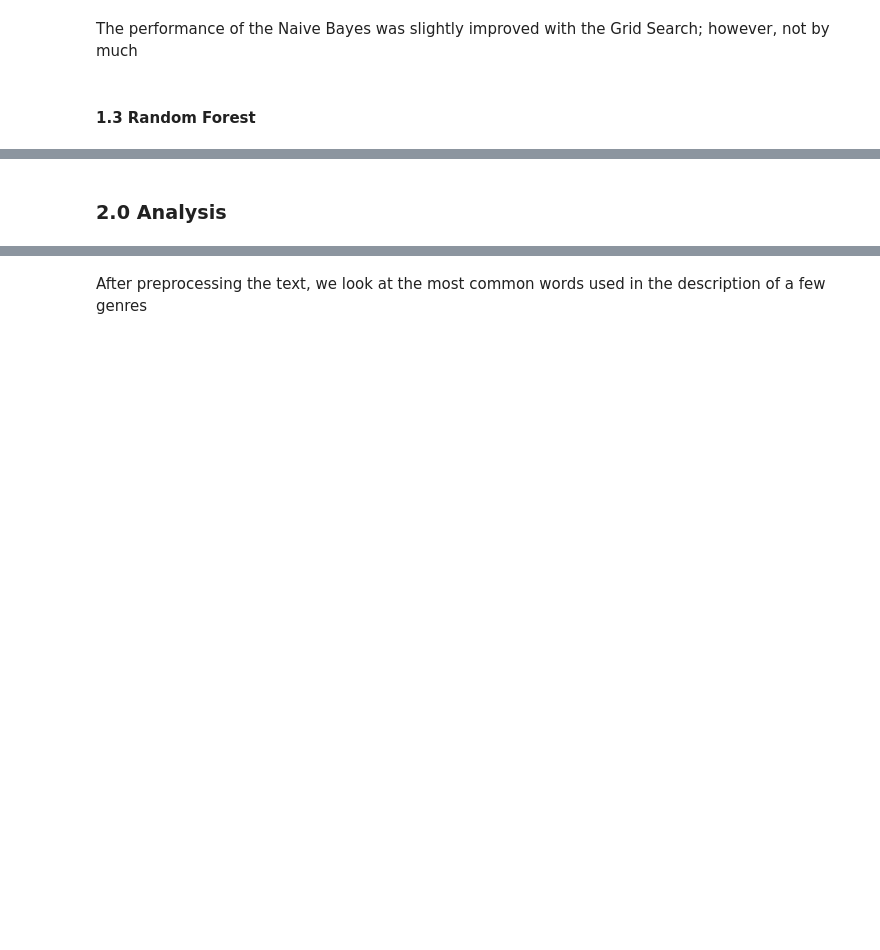
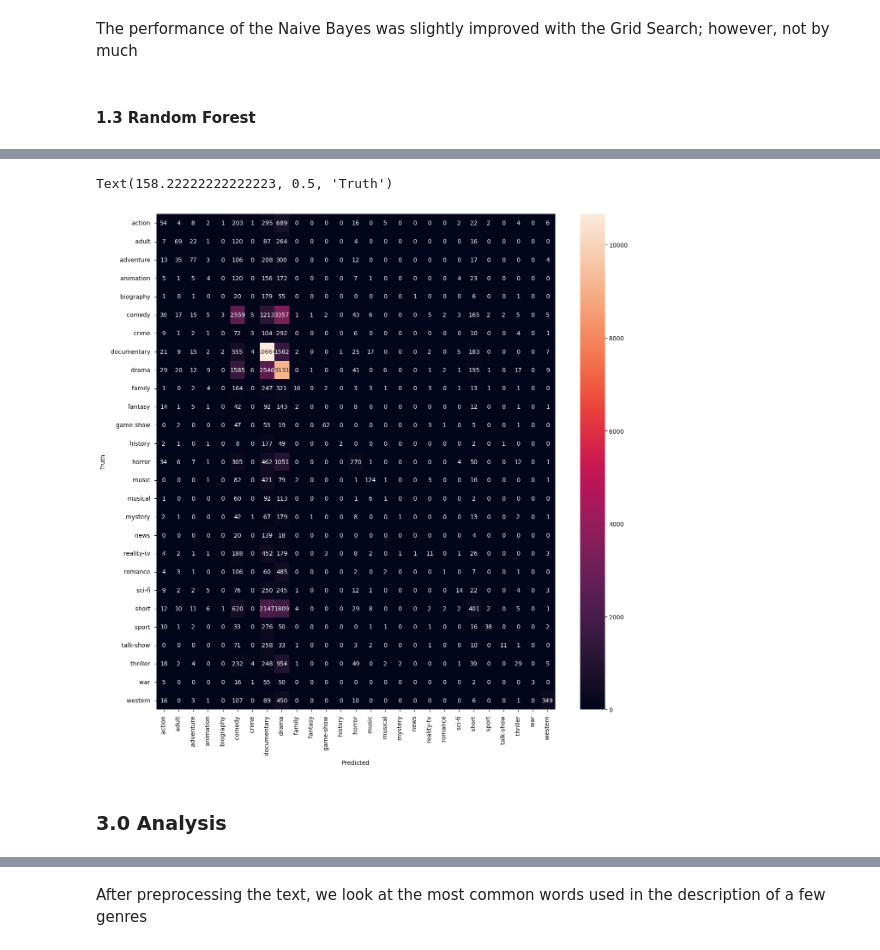
Before and after one commit to TSantosFigueira/CODSOFT, a Jupyter notebook: Movie Genre Classification/genre_classification.ipynb, the cells around one changed output, grey strips where cells are left out. Saved outputs shown, nothing was run; the diff lists cells and outputs as text; code cells hidden in the pictures; blank space fills up the shorter version.

```diff
--- a/Movie Genre Classification/genre_classification.ipynb
+++ b/Movie Genre Classification/genre_classification.ipynb
@@ -334,0 +394,3 @@ The models performed poorly with clear indications of overfitting in some cases.
+# %%
+vectorizer, forest_model = load('models/random_forest.joblib')
+X_test_vectorized = vectorizer.transform(test_df['Processed_Description'])
@@ -335,2 +407,12 @@ The models performed poorly with clear indications of overfitting in some cases.
+# %%
+cm = confusion_matrix(y_test, y_pred)
+
+plt.figure(figsize=(15,15))
+sns.heatmap(cm, annot=True, fmt='d', xticklabels=sgd_model.classes_, yticklabels=sgd_model.classes_)
+plt.xlabel('Predicted')
+plt.ylabel('Truth')
+# %% [output]
+Text(158.22222222222223, 0.5, 'Truth')
+[figure, added]
 # %% [markdown]
-### 2.0 Analysis
+### 3.0 Analysis
```
Also changed, not shown: parts of 47 cells of this notebook, 1 other file.
